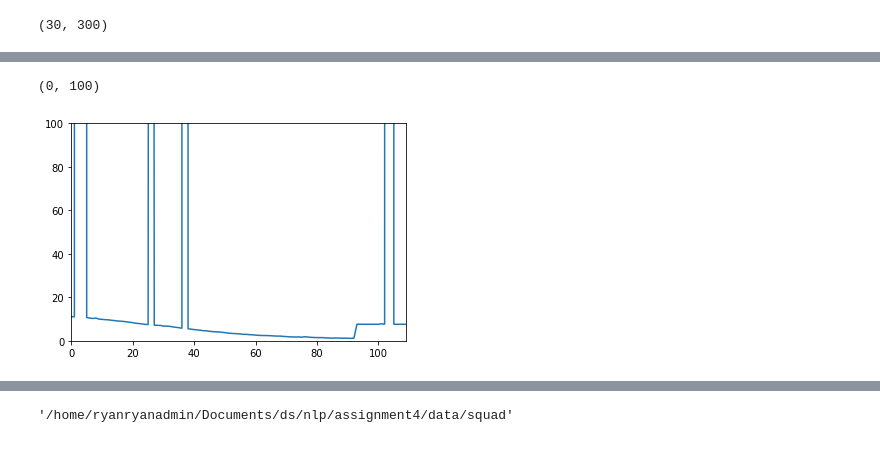
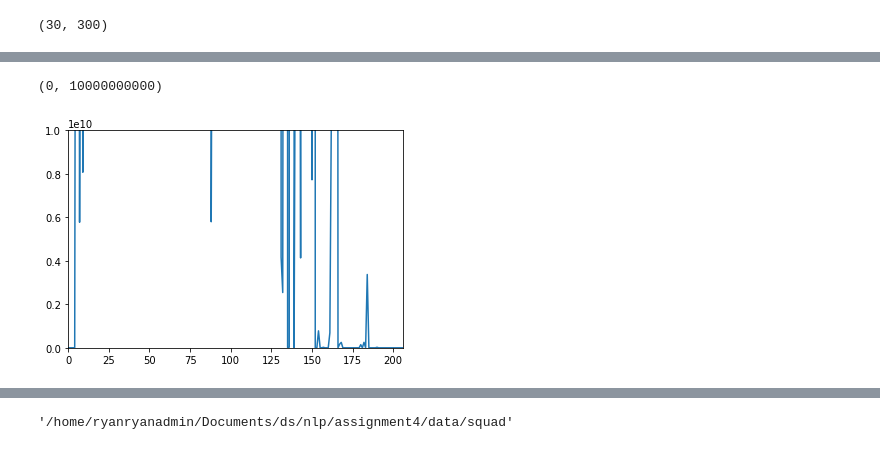
Before and after one commit to ryankresse/nlp_qa, a Jupyter notebook: explore_data.ipynb, the cells around one changed output, grey strips where cells are left out. Saved outputs shown, nothing was run; the diff lists cells and outputs as text; code cells hidden in the pictures.

```diff
--- a/explore_data.ipynb
+++ b/explore_data.ipynb
@@ -26,2 +31,2 @@ df.iloc[26, :].hist()
 # %%
-logs = pd.read_table('train_logs.txt', sep=',', names=['f1', 'loss', 'grad_norm', 'clip_value', 'max_beg_prob', 'max_end_prob'])
+logs = pd.read_table('train_logs.txt', sep=',', names=['f1', 'loss', 'grad_norm', 'ans_span', 'max_beg_prob', 'max_end_prob', 'val_loss', 'val_f1'])
@@ -28,7 +46,7 @@ logs = pd.read_table('train_logs.txt', sep=',', names=['f1', 'loss', 'grad_norm'
 # %%
 ax = plt.subplot()
-logs.iloc[:110, :].loss.plot(ax=ax)
-ax.set_ylim([0, 100])
+logs.loss.plot(ax=ax)
+ax.set_ylim([0,10000000000])
 # %% [output]
-(0, 100)
+(0, 10000000000)
-[figure, old version]
+[figure, new version]
```
Also changed, not shown: parts of 15 cells of this notebook, 4 other files.
